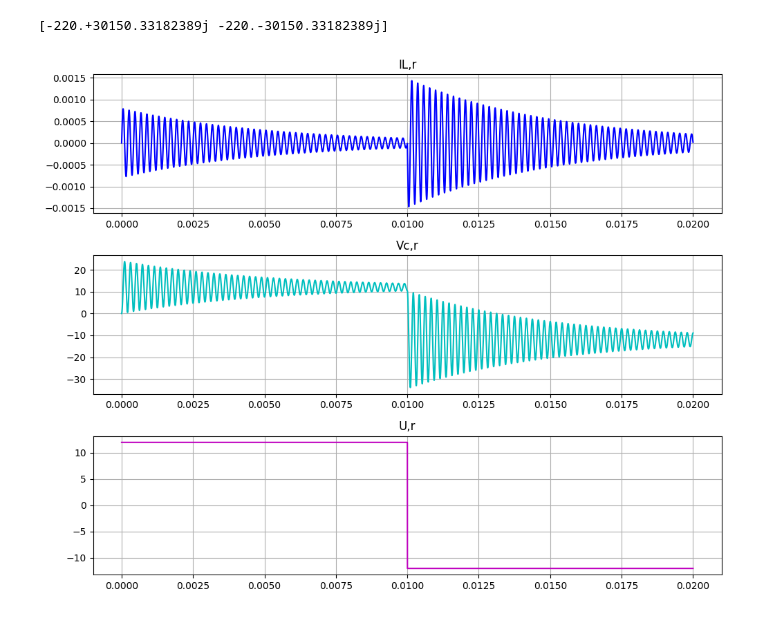
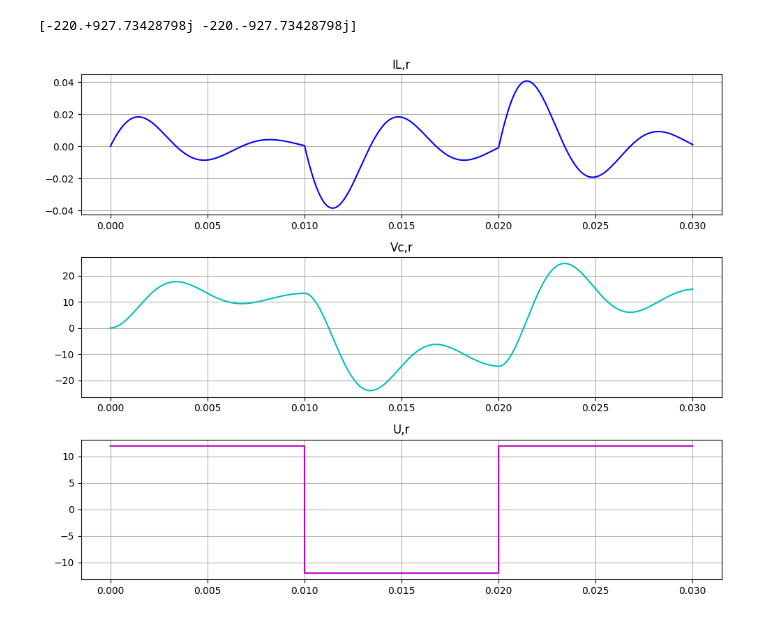
Before and after one commit to Schreiner-F/Sistemas-de-Control-2---python, a Jupyter notebook: Actividad_1_Caso_1.ipynb, the cells around one changed output. Drawn from its saved outputs; the diff is of its cells as text; code cells hidden in the pictures.

```diff
--- a/Actividad_1_Caso_1.ipynb
+++ b/Actividad_1_Caso_1.ipynb
@@ -28,8 +28,8 @@ from control import tf
 # %%
 # Parámetros del circuito
 R = 220
-L = 500e-3
-C = 2.2e-9
+L = 0.5
+C = 2.2e-6
 
 # Matrices del sistema
 Mat_A = np.array([[-R/L, -1/L], [1/C, 0]])
@@ -46,13 +46,13 @@ a = np.linalg.eigvals(Mat_A)
 
 print (a)
 # %% [output]
-[-220.+30150.33182389j -220.-30150.33182389j]
+[-220.+927.73428798j -220.-927.73428798j]
 # %%
 # Tiempo de muestreo y simulación
 #At = np.real(np.log(0.95)/a[0]) * 0.9
-At = 5e-8
+At = 1e-8
 #T = np.real(np.log(0.05)/a[1]) * 2.4
-T = 20e-3
+T = 30e-3
 
 # Condiciones iniciales
 #Kmax = int(np.round(T / At))
@@ -79,34 +79,34 @@ for i in range(Kmax):
         ii = 0
     u[i] = vin
     #xp = Mat_A @ (x - X0) + Mat_B * u[i]
     xp = Mat_A @ (x - X0) + Mat_B @ np.array([[u[i]]])
 
     x = x + xp * At
     Il[i] = x[0,0]
     Vc[i] = x[1,0]
 
 # Gráficas
 plt.figure(figsize=(10, 8))
 
 plt.subplot(3, 1, 1)
 plt.plot(t, Il, 'b')
 plt.title('IL,r')
 plt.grid(True)
 
 plt.subplot(3, 1, 2)
 plt.plot(t, Vc, 'c')
 plt.title('Vc,r')
 plt.grid(True)
 
 plt.subplot(3, 1, 3)
 plt.plot(t, u, 'm')
 plt.title('U,r')
 plt.grid(True)
 
 plt.tight_layout()
 plt.show()
 # %% [output]
-[figure, old version]
+[figure, new version]
 # %%
 xp = Mat_A @ (x - X0) + Mat_B * u[i]
 
```
Also changed, not shown: parts of 1 cell of this notebook.
